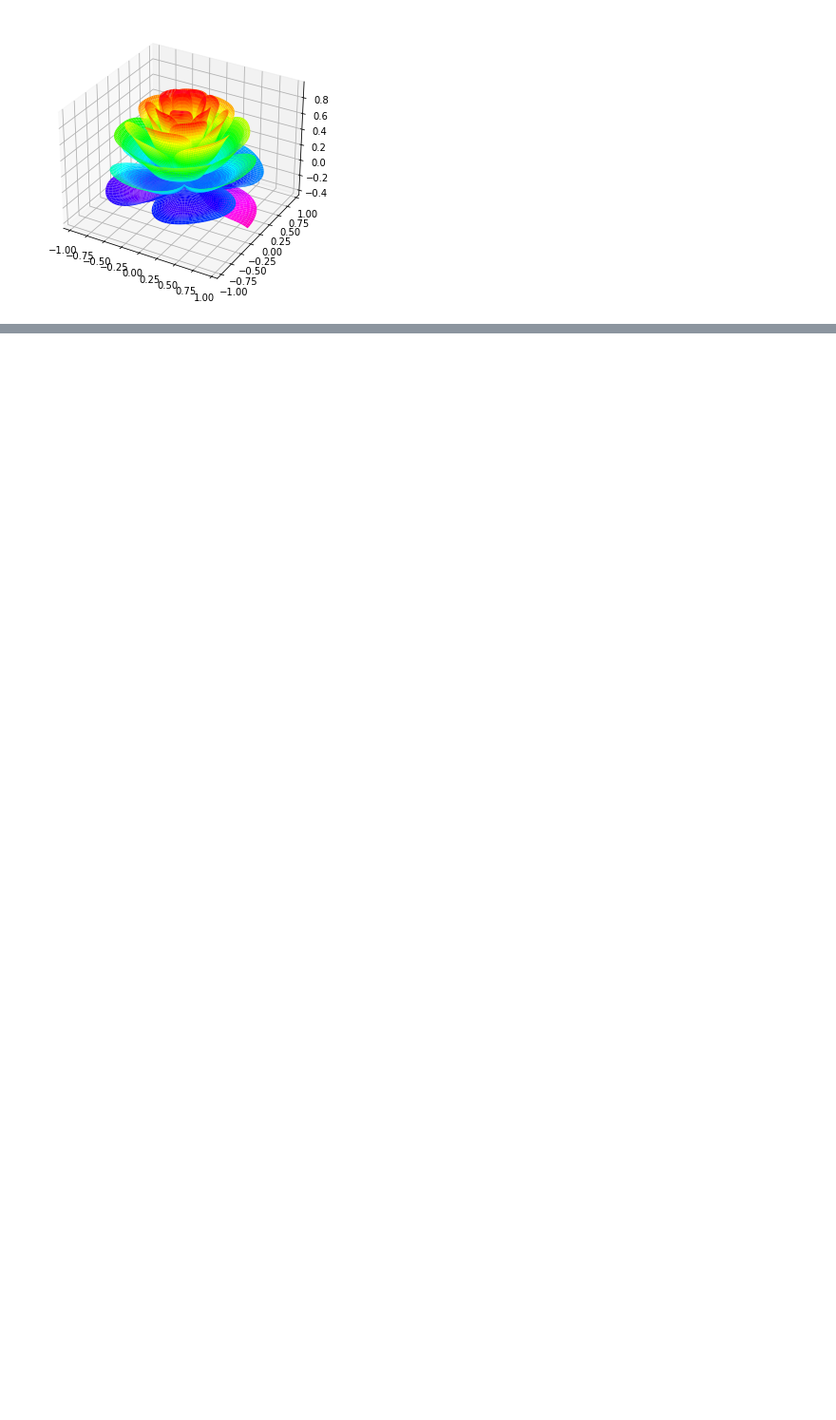
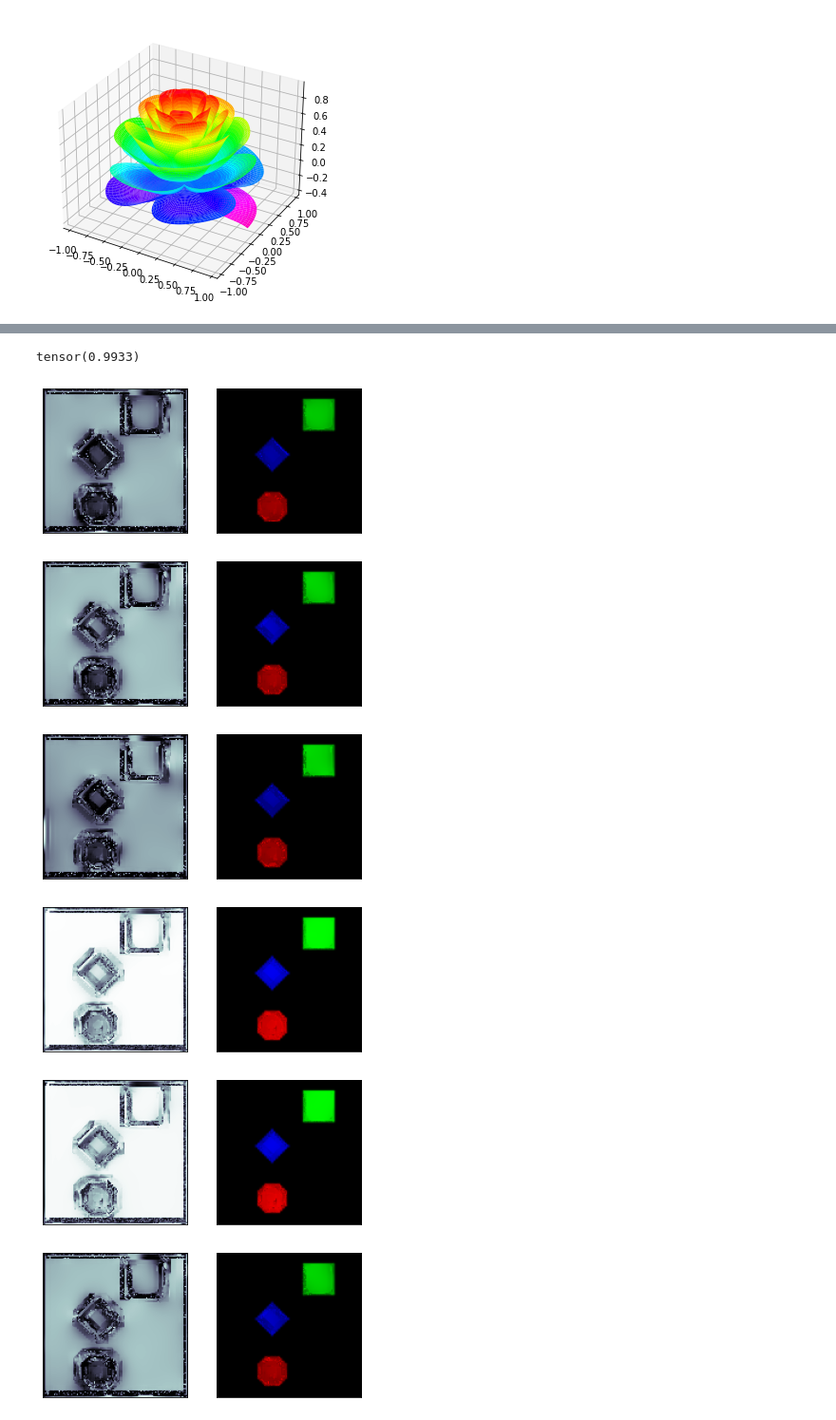
Before and after one commit to ZongjingLi/SceneGraphLearner, a Jupyter notebook: blastfield.ipynb, the cells around one changed output, grey strips where cells are left out. Shown at 95% size. Drawn from its saved outputs; the diff is of its cells as text; code cells hidden in the pictures; blank space fills up the shorter version.

```diff
--- a/blastfield.ipynb
+++ b/blastfield.ipynb
@@ -564,5 +796,23 @@ class ConstructNet(nn.Module):
+# %%
+# [Grid-Line Domain Diff]
+def lin2img(lin,b):return lin.reshape([b,128,128,3])
+
+test_dataset = SpriteData(split = "train")
+#test_dataset = ToyData(split = "train")
+dataloader = torch.utils.data.DataLoader(test_dataset, batch_size = 1, shuffle = True)
+
+for sample in dataloader:
+    ims = sample["image"]
+    break;
 # %%
 construct_net = ConstructNet(config)
 
 outputs = construct_net(ims)
+
+level_masks = outputs["masks"]
+
+for level in level_masks:
+    print(level.shape)
+
+import torchvision
 # %% [output]
@@ -586,0 +825,27 @@ RuntimeError: The expanded size of the tensor (30) must match the existing size
+# %%
+base_mask = level_masks[0].reshape([10,128,128]).detach()
+print(base_mask.max())
+
+for i in range(base_mask.shape[0]):
+    plt.subplot(1, 2, 1);plt.tick_params(left = False, right = False , labelleft = False ,
+                labelbottom = False, bottom = False);
+    plt.imshow(base_mask[i], cmap="bone")
+    plt.subplot(1, 2, 2);plt.tick_params(left = False, right = False , labelleft = False ,
+                labelbottom = False, bottom = False);
+
+    plt.imshow(base_mask[i].unsqueeze(-1) * ims[0])
+    plt.pause(0.01)
+plt.show()
+
+for b in range(B):
+    plt.subplot(1, B, b + 1);plt.tick_params(left = False, right = False , labelleft = False ,
+                labelbottom = False, bottom = False); plt.imshow(ims[b,:,:,:])
+plt.show()
+# %% [output]
+tensor(0.9933)
+[figure, added]
+[figure, added]
+[figure, added]
+[figure, added]
+[figure, added]
+[figure, added]
```
Also changed, not shown: parts of 9 cells of this notebook, 3 other files.
